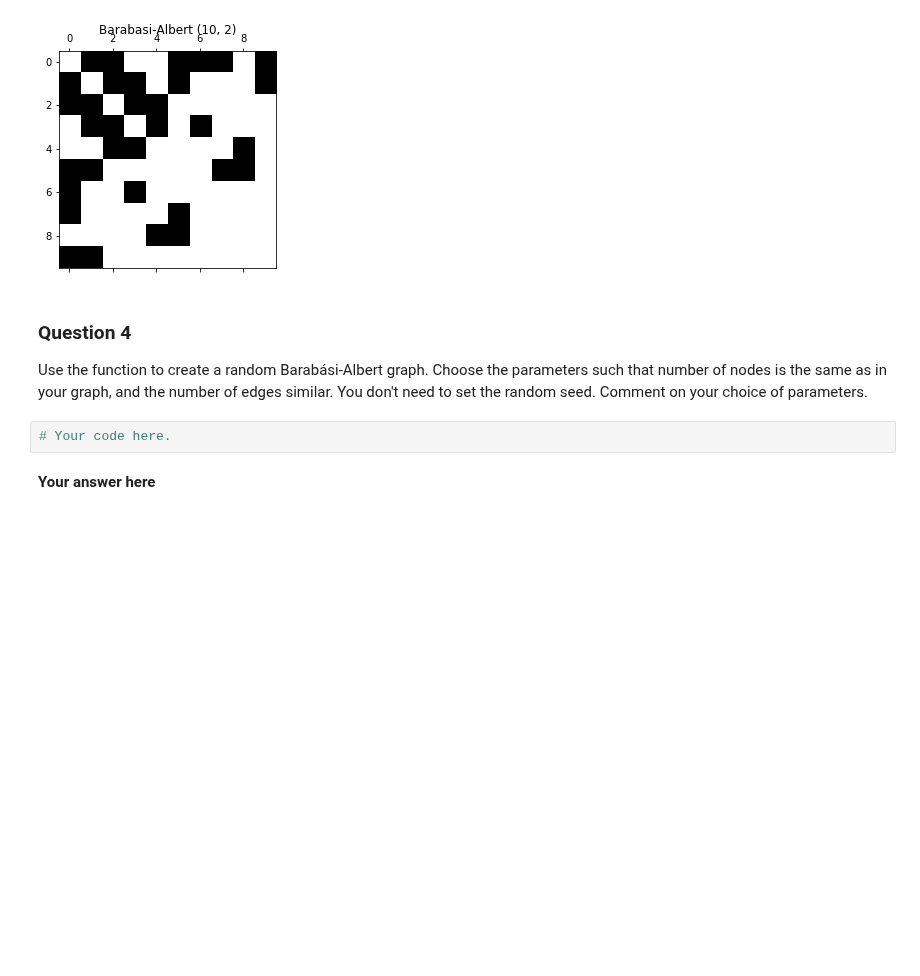
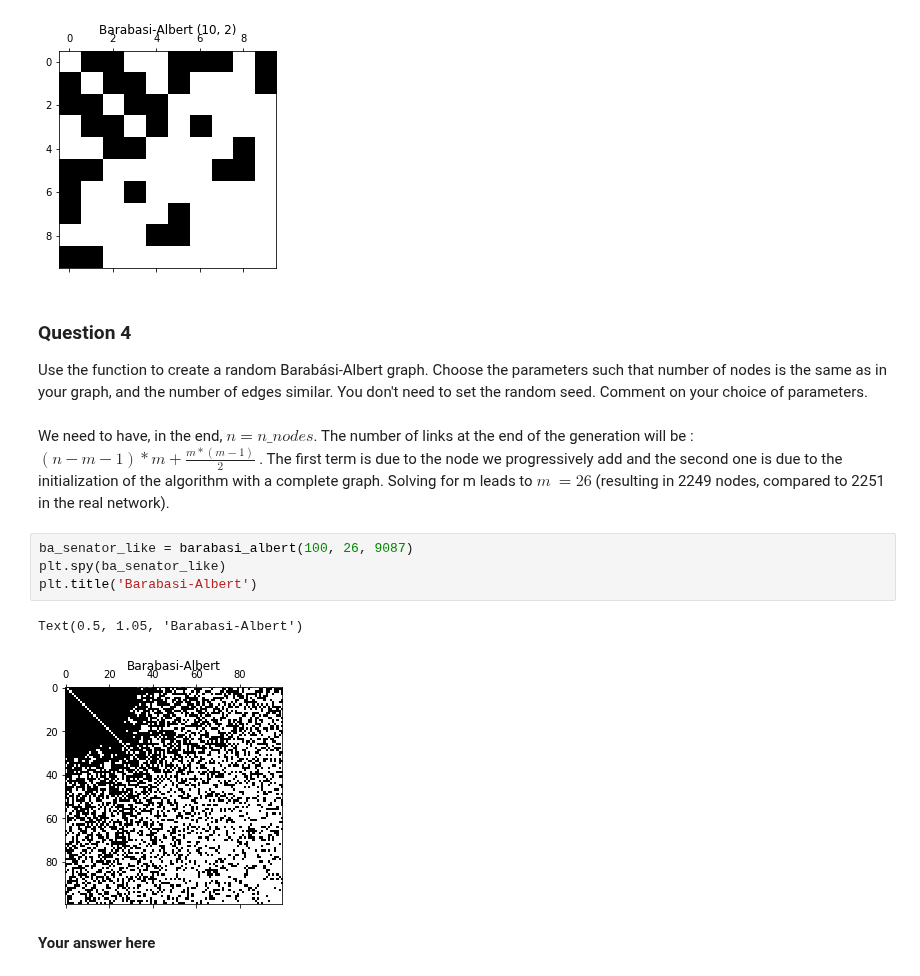
Before and after one commit to AgentAGadge/ntds_2018, a Jupyter notebook: milestones/2_network_models.ipynb, the cells around one changed output. Drawn from its saved outputs; the diff is of its cells as text; blank space fills up the shorter version.

```diff
--- a/milestones/2_network_models.ipynb
+++ b/milestones/2_network_models.ipynb
@@ -159,8 +161,15 @@ Text(0.5, 1.05, 'Barabasi-Albert (10, 2)')
 ### Question 4
 
 Use the function to create a random Barabási-Albert graph. Choose the parameters such that number of nodes is the same as in your graph, and the number of edges similar. You don't need to set the random seed. Comment on your choice of parameters.
-# %%
-# Your code here.
+# %% [markdown]
+We need to have, in the end, $n = n\_nodes$. The number of links at the end of the generation will be : $ (n-m-1)*m + \frac{m*(m-1)}{2}$ . The first term is due to the node we progressively add and the second one is due to the initialization of the algorithm with a complete graph. Solving for m leads to $ m ~= 26 $ (resulting in 2249 nodes, compared to 2251 in the real network).
+# %%
+ba_senator_like = barabasi_albert(100, 26, 9087)
+plt.spy(ba_senator_like)
+plt.title('Barabasi-Albert')
+# %% [output]
+Text(0.5, 1.05, 'Barabasi-Albert')
+[figure, added]
 # %% [markdown]
 **Your answer here**
 # %% [markdown]
```
Also changed, not shown: parts of 5 cells of this notebook.
